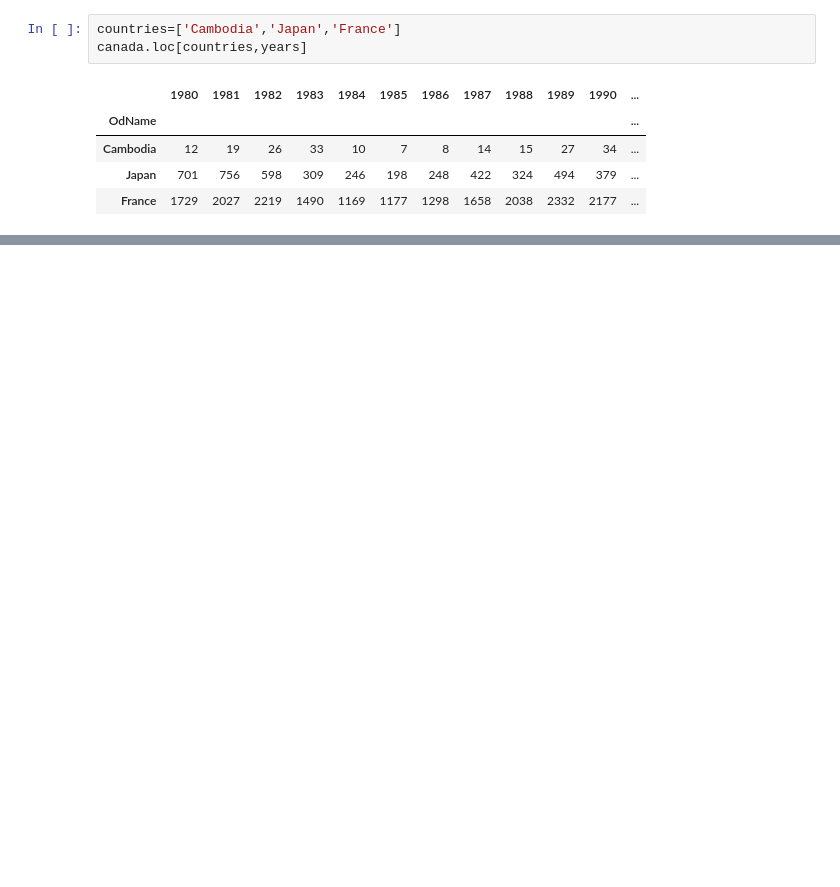
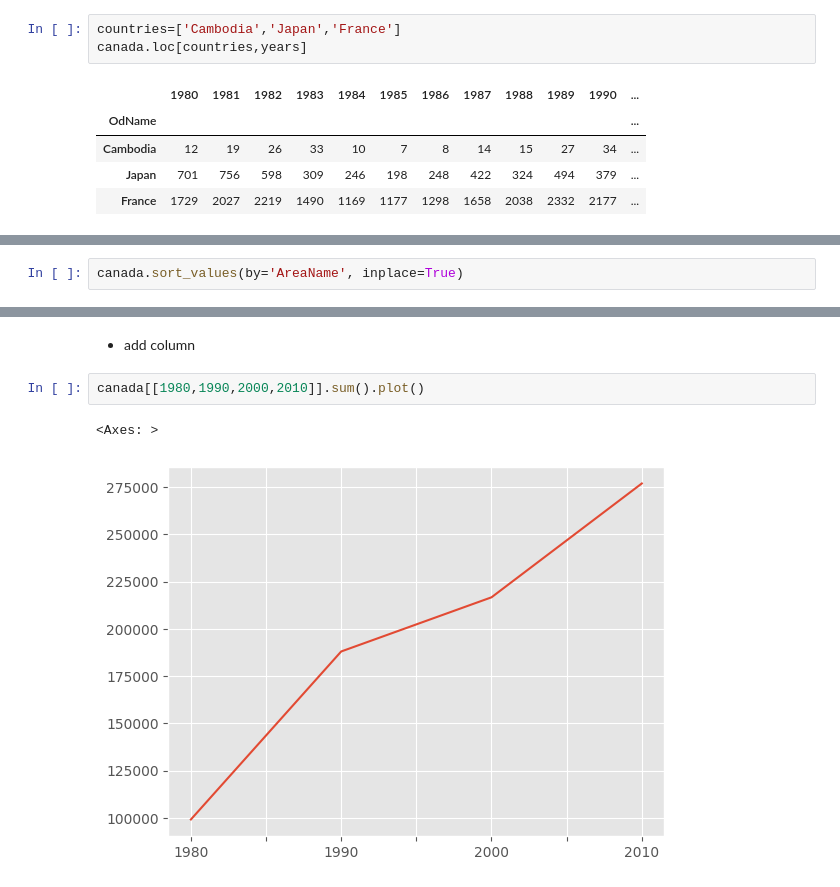
Before and after one commit to aditijaiswal34/Data-analytics, a Jupyter notebook: analysis/analysis1.ipynb, the cells around one changed output, grey strips where cells are left out. Cells and saved outputs as stored; diff of their text form; blank space fills up the shorter version.

```diff
--- a/analysis/analysis1.ipynb
+++ b/analysis/analysis1.ipynb
@@ -200,0 +216,2 @@ plt.savefig('comparing -3-countries.png')
+# %%
+canada.sort_values(by='AreaName', inplace=True)
@@ -200,0 +291,7 @@ plt.savefig('comparing -3-countries.png')
+# %% [markdown]
+- add column
+# %%
+canada[[1980,1990,2000,2010]].sum().plot()
+# %% [output]
+<Axes: >
+[figure, added]
```
Also changed, not shown: parts of 27 cells of this notebook, 1 other file.
